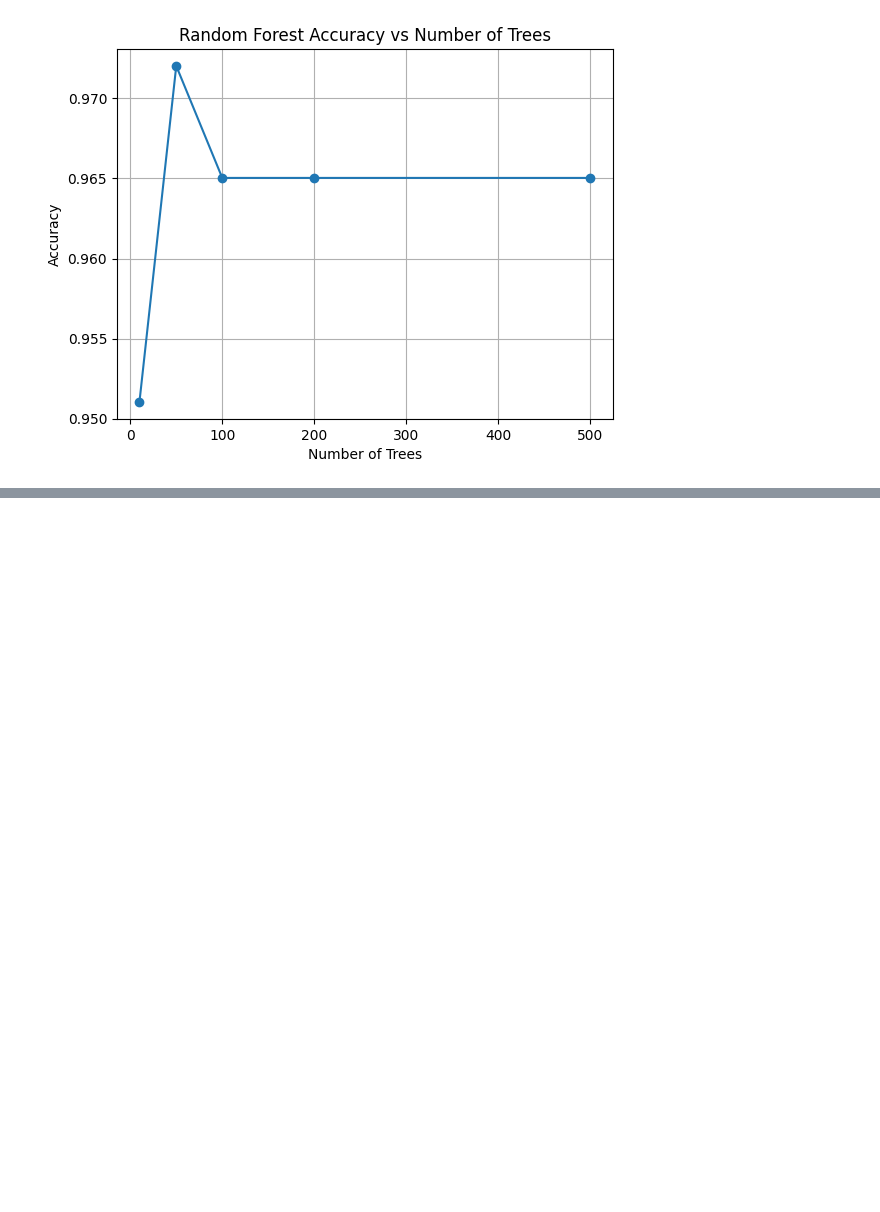
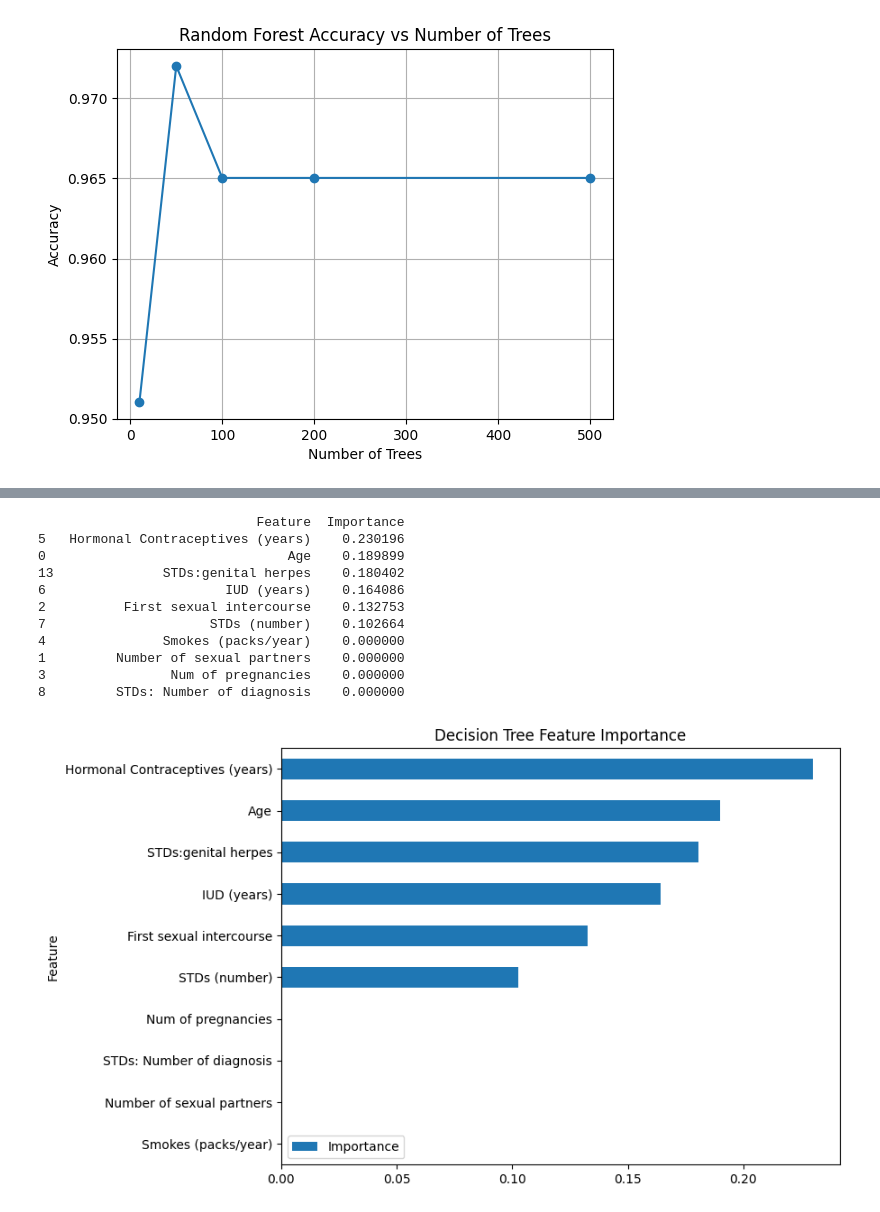
Before and after one commit to Jbaner/OMDSModC_Capstone_Project, a Jupyter notebook: OMDS_ModC_Week6_Banerjee_Jayeeta.ipynb, the cells around one changed output, grey strips where cells are left out. Cells and saved outputs as stored; diff of their text form; code cells hidden in the pictures; blank space fills up the shorter version.

```diff
--- a/OMDS_ModC_Week6_Banerjee_Jayeeta.ipynb
+++ b/OMDS_ModC_Week6_Banerjee_Jayeeta.ipynb
@@ -187,0 +271,22 @@ plt.show()
+# %%
+#Feature Importance in Decision Trees
+importance_df = pd.DataFrame({"Feature": X.columns, "Importance": tree.feature_importances_})
+importance_df = importance_df.sort_values("Importance", ascending=False)
+print(importance_df.head(10))
+#visualize
+importance_df.head(10).sort_values("Importance").plot(x="Feature", y="Importance", kind="barh", figsize=(8,6))
+plt.title("Decision Tree Feature Importance")
+plt.show()
+# %% [output]
+                            Feature  Importance
+5   Hormonal Contraceptives (years)    0.230196
+0                               Age    0.189899
+13              STDs:genital herpes    0.180402
+6                       IUD (years)    0.164086
+2          First sexual intercourse    0.132753
+7                     STDs (number)    0.102664
+4               Smokes (packs/year)    0.000000
+1         Number of sexual partners    0.000000
+3                Num of pregnancies    0.000000
+8         STDs: Number of diagnosis    0.000000
+[figure, added]
```
Also changed, not shown: parts of 10 cells of this notebook.
